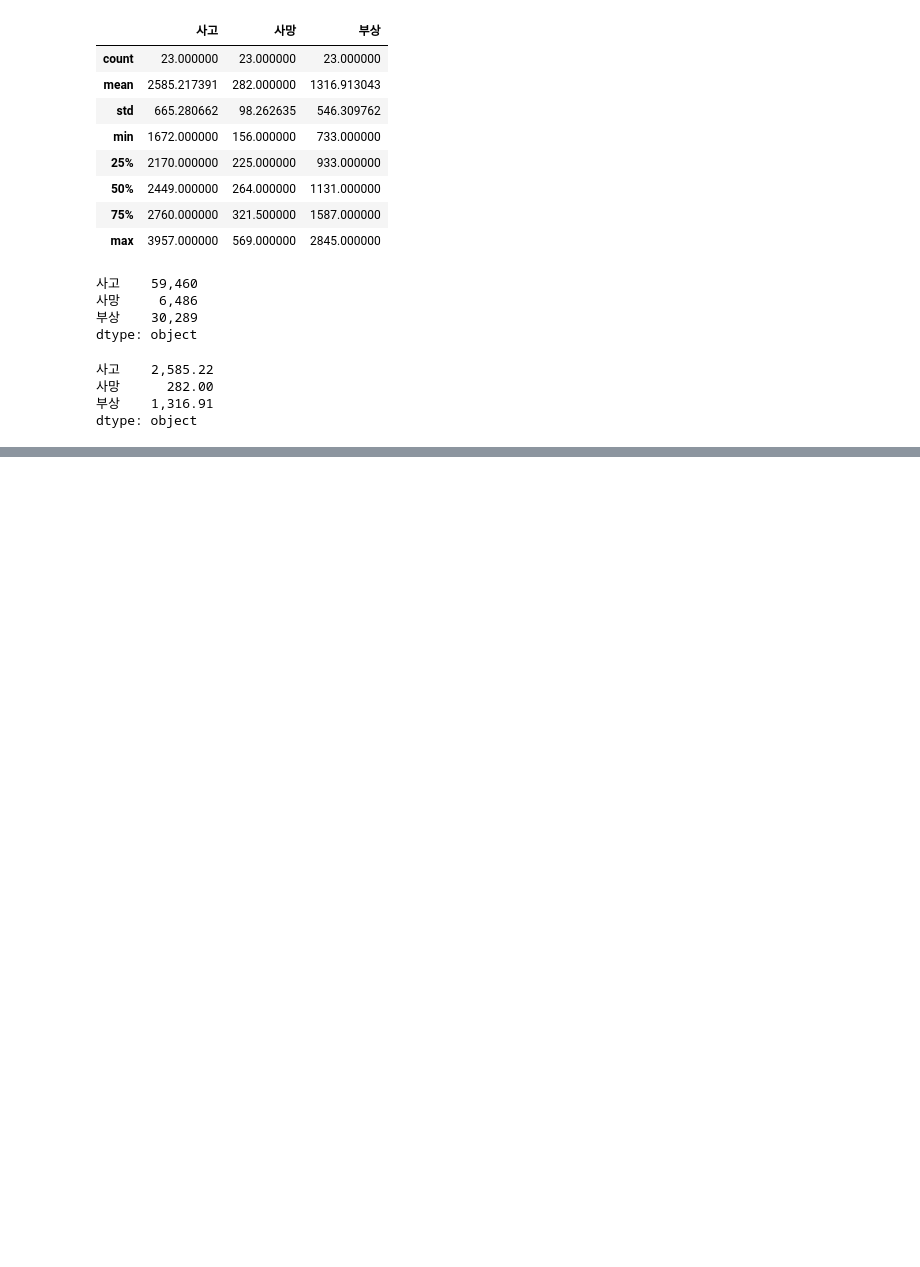
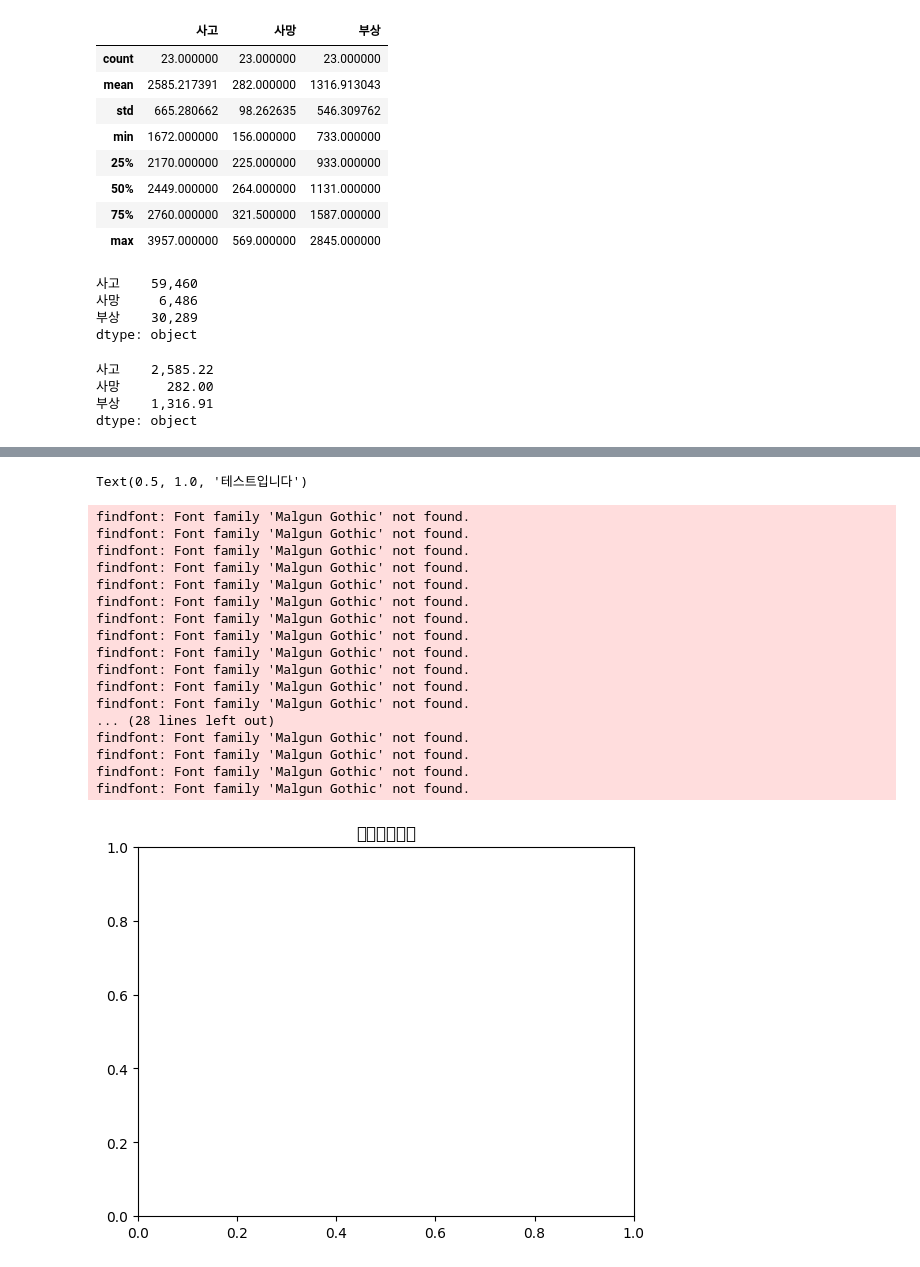
Before and after one commit to layla-focalors/AColab_Github_data_processing, a Jupyter notebook: Preprocessing_visualation.ipynb, the cells around one changed output, grey strips where cells are left out. Saved outputs shown, nothing was run; the diff lists cells and outputs as text; code cells hidden in the pictures; blank space fills up the shorter version.

Commit message:
add data & add files:

```diff
--- a/Preprocessing_visualation.ipynb
+++ b/Preprocessing_visualation.ipynb
@@ -67,0 +120,29 @@ dtype: object
+# %%
+import matplotlib.pyplot as plt
+from matplotlib import rc
+%matplotlib inline
+from matplotlib import font_manager
+f_path = "/workspaces/AColab_Github_data_processing/NanumBrush.ttf"
+font_manager.FontProperties(fname=f_path).get_name()
+rc('font', family='Malgun Gothic')
+plt.title('테스트입니다')
+# %% [output]
+Text(0.5, 1.0, '테스트입니다')
+findfont: Font family 'Malgun Gothic' not found.
+findfont: Font family 'Malgun Gothic' not found.
+findfont: Font family 'Malgun Gothic' not found.
+findfont: Font family 'Malgun Gothic' not found.
+findfont: Font family 'Malgun Gothic' not found.
+findfont: Font family 'Malgun Gothic' not found.
+findfont: Font family 'Malgun Gothic' not found.
+findfont: Font family 'Malgun Gothic' not found.
+findfont: Font family 'Malgun Gothic' not found.
+findfont: Font family 'Malgun Gothic' not found.
+findfont: Font family 'Malgun Gothic' not found.
+findfont: Font family 'Malgun Gothic' not found.
+... (28 lines left out)
+findfont: Font family 'Malgun Gothic' not found.
+findfont: Font family 'Malgun Gothic' not found.
+findfont: Font family 'Malgun Gothic' not found.
+findfont: Font family 'Malgun Gothic' not found.
+[figure, added]
```
Also changed, not shown: parts of 19 cells of this notebook, 2 other files.
